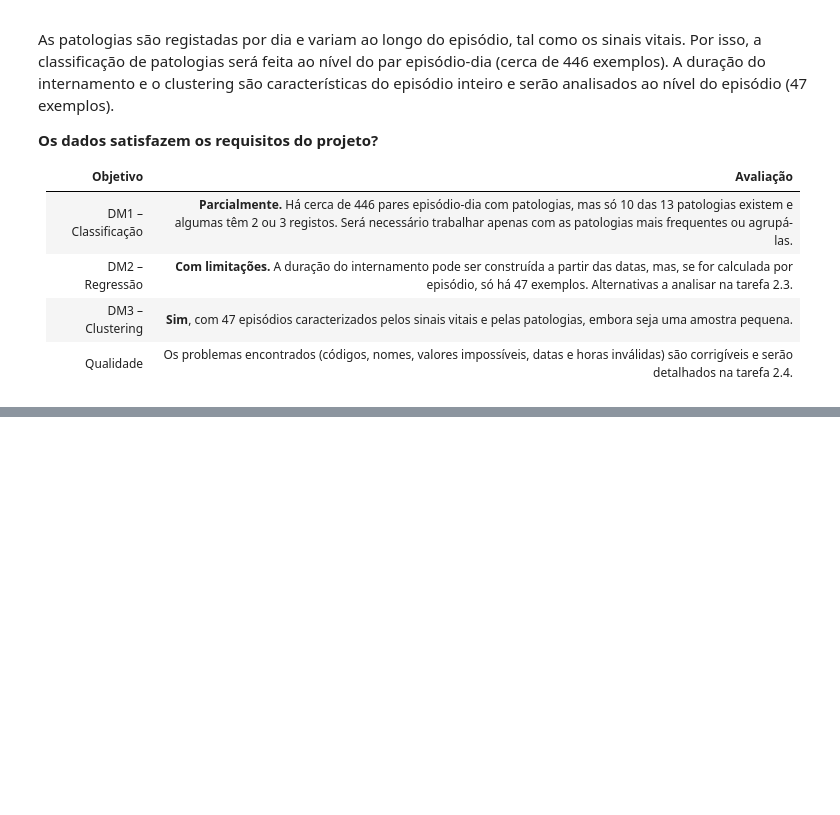
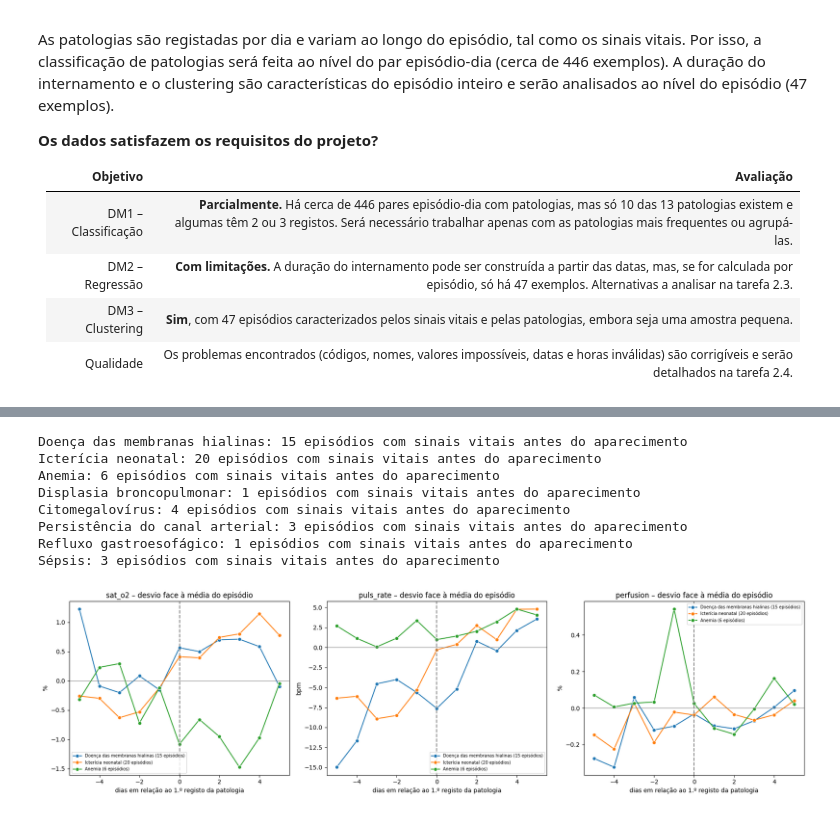
Before and after one commit to goncalorg10/aase-neonatal, a Jupyter notebook: 01_data_understanding.ipynb, the cells around one changed output, grey strips where cells are left out. Cells and saved outputs as stored; diff of their text form; code cells hidden in the pictures; blank space fills up the shorter version.

```diff
--- a/01_data_understanding.ipynb
+++ b/01_data_understanding.ipynb
@@ -557,0 +750,18 @@ As patologias são registadas por dia e variam ao longo do episódio, tal como o
+# %%
+# =============================================================================
+# 2.3.4c Duração do internamento: só sinais vitais vs. ambas as tabelas
+# Mostra quanto a duração seria subestimada se usássemos só os sinais vitais
+# e que patologias só aparecem fora do período de monitorização (que se
+# perderiam numa tabela construída só a partir dos sinais vitais).
+# =============================================================================
+ep["dias_extra"] = ep["duracao_total"] - ep["duracao_monitor"]
+print(f"Episódios com duração maior usando ambas as tabelas: {(ep['dias_extra'] > 0).sum()} de {len(ep)}")
+display(ep[["duracao_monitor", "duracao_total", "dias_extra"]].describe().round(1))
+display(ep.loc[ep["dias_extra"] > 0, ["duracao_monitor", "duracao_total", "dias_extra"]]
+          .sort_values("dias_extra", ascending=False).head(10))
+
+# Patologias que o episódio teve, mas só em dias sem sinais vitais
+pat_so_fora = (ep[PATOLOGIAS] - ep_dia.groupby("episodio")[PATOLOGIAS].max()).clip(lower=0)
+print("Episódios com alguma patologia registada só fora da monitorização:",
+      (pat_so_fora.sum(axis=1) > 0).sum())
+display(pat_so_fora.sum().to_frame("nº de episódios"))
@@ -557,0 +890,51 @@ As patologias são registadas por dia e variam ao longo do episódio, tal como o
+# %%
+# =============================================================================
+# 2.3.7 Evolução dos sinais vitais antes do aparecimento de uma patologia (DM1)
+# Para cada episódio e patologia, o "dia 0" é o primeiro dia em que a
+# patologia é registada (em qualquer dia, com ou sem sinais vitais).
+# Mede-se a média diária dos sinais vitais entre 5 dias antes e 5 dias
+# depois, em desvio face à média do próprio episódio (retira as diferenças
+# entre bebés). Só entram episódios com sinais vitais antes do dia 0, e só
+# patologias com pelo menos 5 desses episódios.
+# Usa COLS e FREQUENTES da 2.3.6.
+# Responde à pergunta: "há padrões nos sinais vitais que antecedem uma patologia?"
+# =============================================================================
+desvio = ep_dia[COLS] - ep_dia.groupby("episodio")[COLS].transform("mean")
+desvio[["episodio", "data_dt"]] = ep_dia[["episodio", "data_dt"]]
+
+linhas = []
+for p in FREQUENTES:
+    inicio_p = pat_exp[pat_exp["patologia"] == p].groupby("episodio")["data_dt"].min()
+    inicio_p = inicio_p[inicio_p > ep.loc[inicio_p.index, "inicio"]]
+    print(f"{p}: {len(inicio_p)} episódios com sinais vitais antes do aparecimento")
+    if len(inicio_p) < 5:
+        continue
+    d = desvio[desvio["episodio"].isin(inicio_p.index)].copy()
+    d["dia_rel"] = (d["data_dt"] - d["episodio"].map(inicio_p)).dt.days
+    d = d[d["dia_rel"].between(-5, 5)]
+    linhas.append(d.assign(patologia=f"{p} ({len(inicio_p)} episódios)"))
+
+evolucao = pd.concat(linhas)
+
+fig, axes = plt.subplots(1, 3, figsize=(18, 5))
+for i, v in enumerate(VITAIS):
+    sns.lineplot(data=evolucao, x="dia_rel", y=f"{v}_mean", hue="patologia",
+                 ax=axes[i], errorbar=None, marker="o")
+    axes[i].axvline(0, color="grey", ls="--")
+    axes[i].axhline(0, color="grey", lw=0.8)
+    axes[i].set_title(f"{v} – desvio face à média do episódio")
+    axes[i].set_xlabel("dias em relação ao 1.º registo da patologia")
+    axes[i].set_ylabel(unidades[v])
+    axes[i].legend(fontsize=7)
+plt.tight_layout()
+plt.show()
+# %% [output]
+Doença das membranas hialinas: 15 episódios com sinais vitais antes do aparecimento
+Icterícia neonatal: 20 episódios com sinais vitais antes do aparecimento
+Anemia: 6 episódios com sinais vitais antes do aparecimento
+Displasia broncopulmonar: 1 episódios com sinais vitais antes do aparecimento
+Citomegalovírus: 4 episódios com sinais vitais antes do aparecimento
+Persistência do canal arterial: 3 episódios com sinais vitais antes do aparecimento
+Refluxo gastroesofágico: 1 episódios com sinais vitais antes do aparecimento
+Sépsis: 3 episódios com sinais vitais antes do aparecimento
+[figure, added]
```
Also changed, not shown: parts of 13 cells of this notebook, 1 other file.
